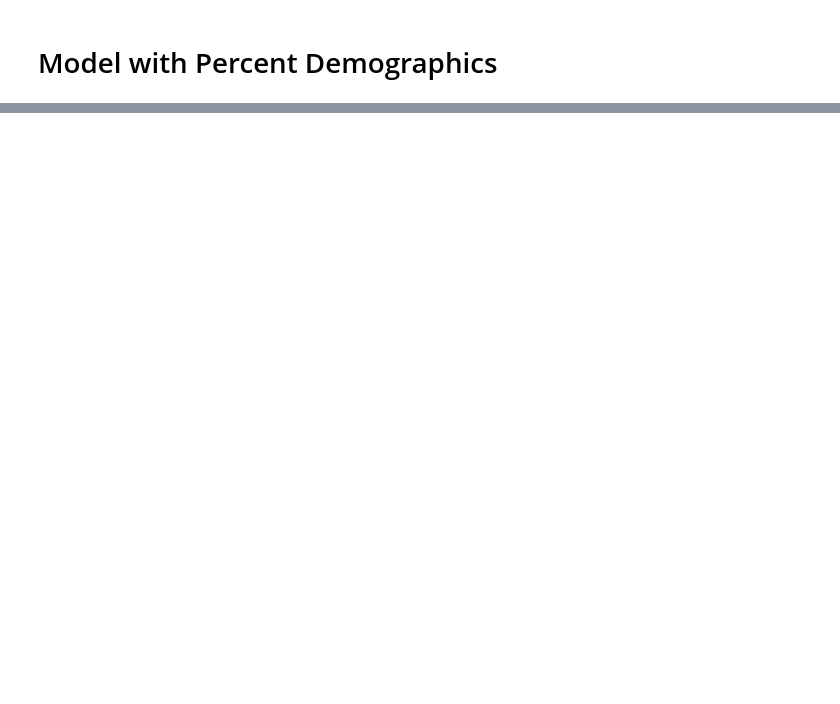
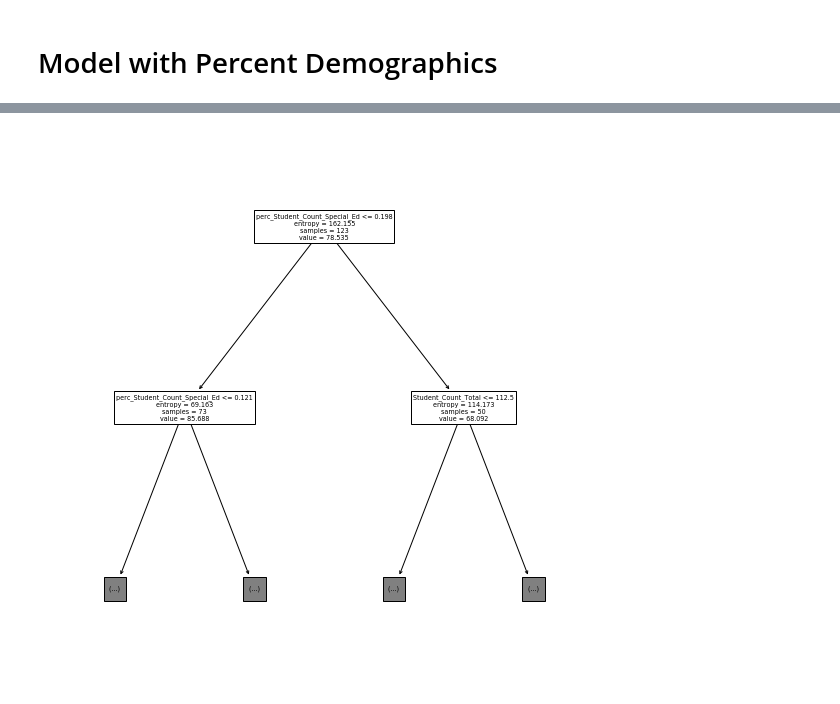
Before and after one commit to j-max/CPS_GradRate_Analysis, a Jupyter notebook: notebooks/modeling/no_options_modeling.ipynb, the cells around one changed output, grey strips where cells are left out. Saved outputs shown, nothing was run; the diff lists cells and outputs as text; code cells hidden in the pictures; blank space fills up the shorter version.

```diff
--- a/notebooks/modeling/no_options_modeling.ipynb
+++ b/notebooks/modeling/no_options_modeling.ipynb
@@ -171,0 +173,6 @@ Standard Deviation RMSE:  2.742714708744383
+# %%
+from sklearn.tree import DecisionTreeRegressor
+from sklearn.tree import plot_tree
+
+dt = DecisionTreeRegressor()
+dt.fit(hs_1819_with_dem_rates, grad_rates)
@@ -171,0 +210,5 @@ Standard Deviation RMSE:  2.742714708744383
+# %%
+fig, ax = plt.subplots(figsize=(10,10))
+plot_tree(dt, max_depth=1, feature_names=hs_1819_with_dem_rates.columns);
+# %% [output]
+[figure, added]
```
Also changed, not shown: parts of 24 cells of this notebook, 1 other file.
